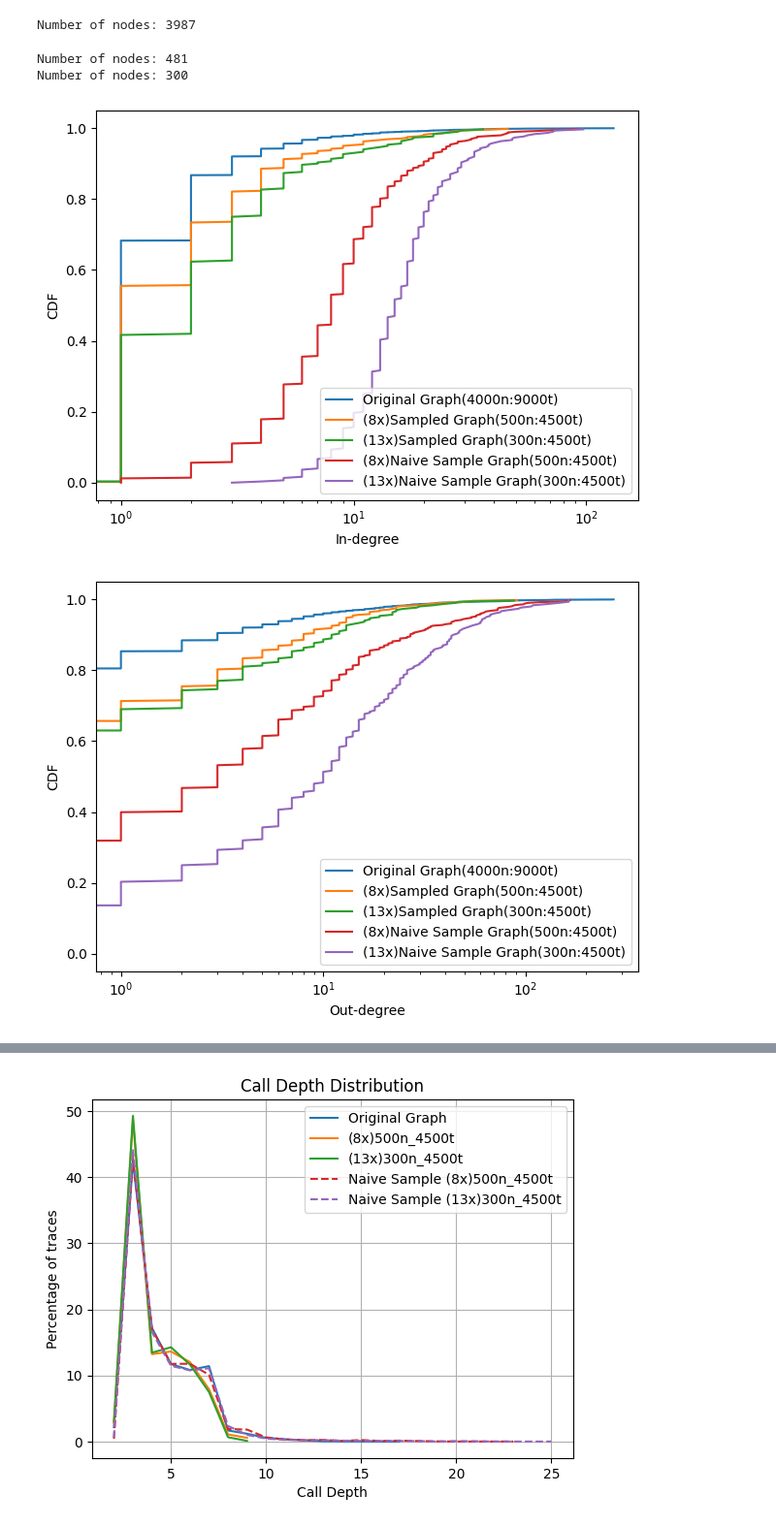
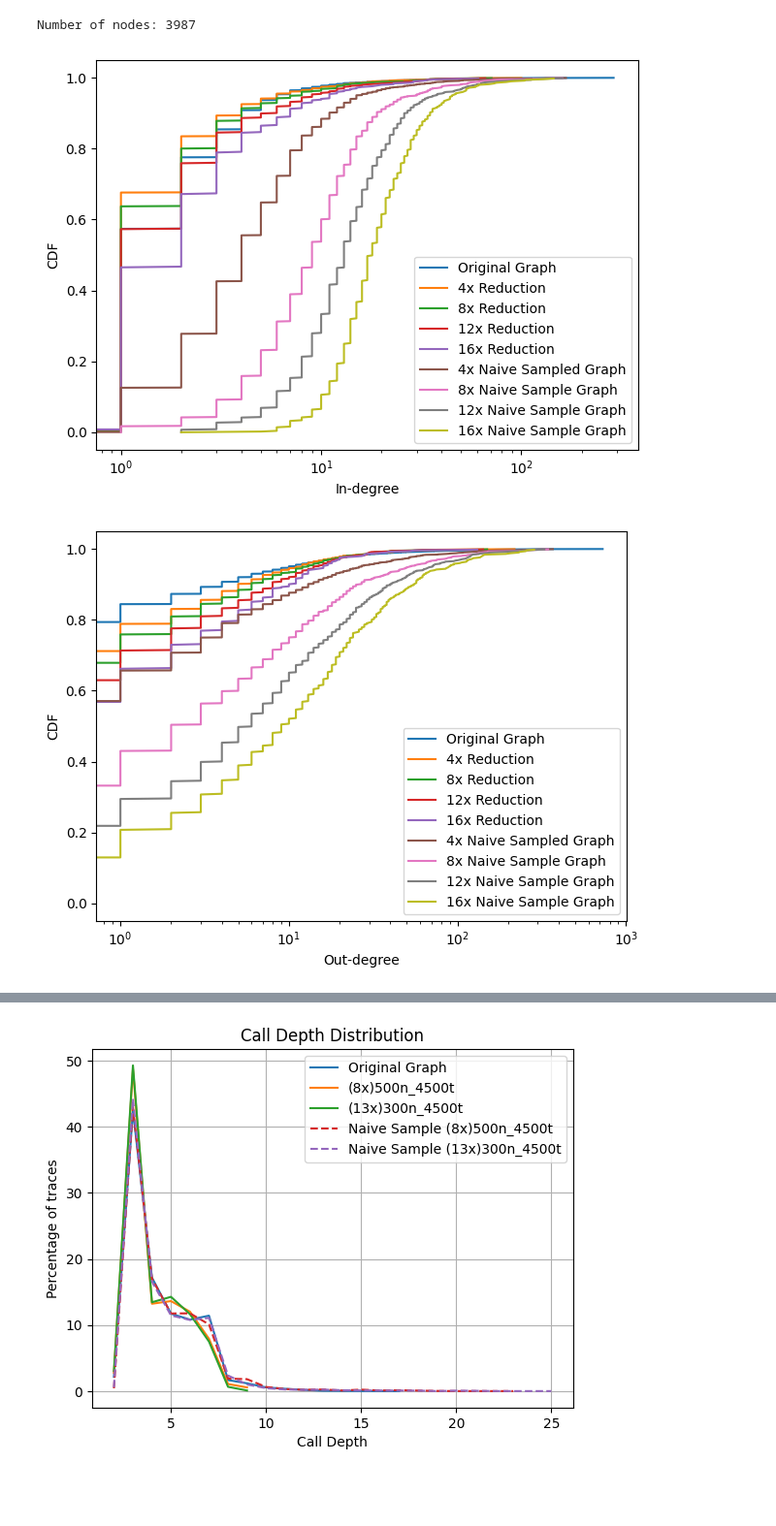
Before and after one commit to ritulS/TraceProc, a Jupyter notebook: graph_evaluation.ipynb, the cells around one changed output, grey strips where cells are left out. Shown at 97% size. Cells and saved outputs as stored; diff of their text form; code cells hidden in the pictures; blank space fills up the shorter version.

```diff
--- a/graph_evaluation.ipynb
+++ b/graph_evaluation.ipynb
@@ -181,23 +187,3 @@ print("Number of nodes:", G_original.number_of_nodes())
 # %% [output]
 Num of tids:  8937
 Number of nodes: 3987
-# %%
-'''
-Read & Build Sampled graphs
-'''
-T_prime_500n_4500t = pkl_to_dict('downsampled_graphs/500nodes_4500traces.pkl')
-T_prime_300n_4500t = pkl_to_dict('downsampled_graphs/300nodes_4500traces.pkl')
-T_ns_500n_4500t = pkl_to_dict('naive_sampled_graphs/500nodes_4500traces.pkl')
-T_ns_300n_4500t = pkl_to_dict('naive_sampled_graphs/300nodes_4500traces.pkl')
-
-# Building the sampled original digraph
-G_prime_500 = build_digraph_from_tracesdict(T_prime_500n_4500t)
-G_prime_300 = build_digraph_from_tracesdict(T_prime_300n_4500t)
-G_ns_500 = build_digraph_from_tracesdict(T_ns_500n_4500t)
-G_ns_300 = build_digraph_from_tracesdict(T_ns_300n_4500t)
-
-print("Number of nodes:", G_prime_500.number_of_nodes())
-print("Number of nodes:", G_prime_300.number_of_nodes())
-# %% [output]
-Number of nodes: 481
-Number of nodes: 300
@@ -304,30 +314,29 @@ def get_clust_coeff_dist(G):
 # Original_outdeg_dist = [tup[1] for tup in list(G_original.out_degree(G_original.nodes()))]
 # %%
 '''
-Experiment for Downscaling Impact
+Experiment for Node Downscaling Impact
 '''
-# class G_dscale_eval_info:
-#     def __init__(self,G,label) -> None:
-#         self.indeg_dist = get_deg_dist(G, 'in')
-#         self.outdeg_dist = get_deg_dist(G, 'out')
-#         self.label = label
 
-Gs_and_labels = [[G_original, 'Original Graph(4000n:9000t)'],\
-                 [G_prime_500, '(8x)Sampled Graph(500n:4500t)'],\
-                 [G_prime_300, '(13x)Sampled Graph(300n:4500t)'],\
-                 [G_ns_500, '(8x)Naive Sample Graph(500n:4500t)'],\
-                 [G_ns_300, '(13x)Naive Sample Graph(300n:4500t)']
+Gs_and_labels = [[G_original, 'Original Graph'],\
+                 [G_ps_4x, '4x Reduction'],\
+                 [G_ps_8x, '8x Reduction'],\
+                 [G_ps_12x, '12x Reduction'],\
+                 [G_ps_16x, '16x Reduction'],\
+                 [G_ns_4x, '4x Naive Sampled Graph'],\
+                 [G_ns_8x, '8x Naive Sample Graph'],\
+                 [G_ns_12x, '12x Naive Sample Graph'],\
+                 [G_ns_16x, '16x Naive Sample Graph']
                  ]
 deg_dist_viz_cdf(Gs_and_labels, 'in',\
                   'node_dscaling_impact/indeg_dist_dscale_4.5kt')
 deg_dist_viz_cdf(Gs_and_labels, 'out',\
                   'node_dscaling_impact/outdeg_dist_dscale_4.5kt')
 # in_out_deg_dist_viz_cdf(Gs_and_labels, \
 #                 'node_dscaling_impact/inoutdeg_dist_dscale_4.5kt',\
 #                 'Node Downscaling Impact')
 # %% [output]
-[figure, old version]
+[figure, new version]
-[figure, old version]
+[figure, new version]
 # %%
 '''
 Experiment for Comparing impact of t' on in/out deg distributions
```
Also changed, not shown: parts of 5 cells of this notebook, 1 other file.
